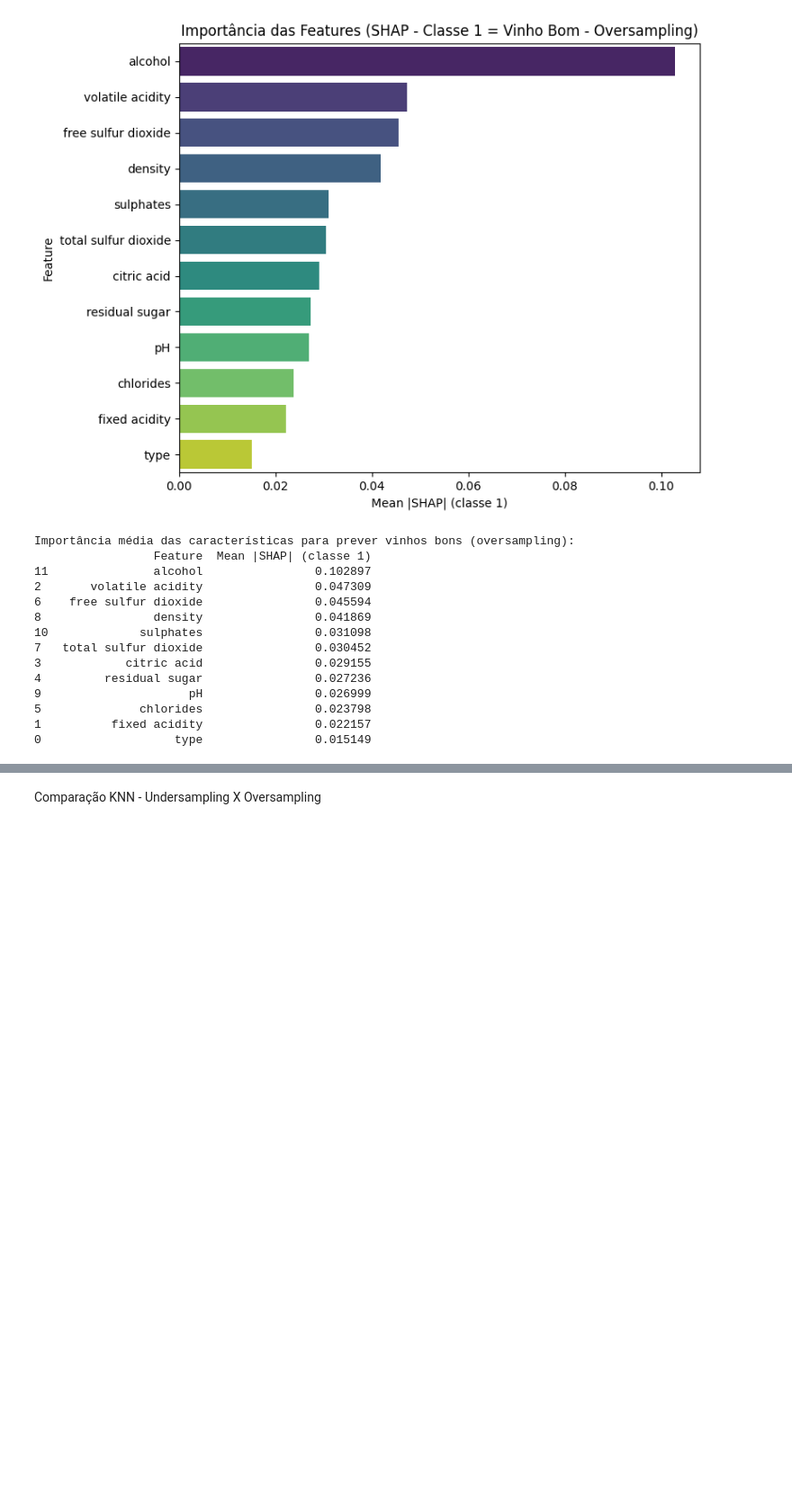
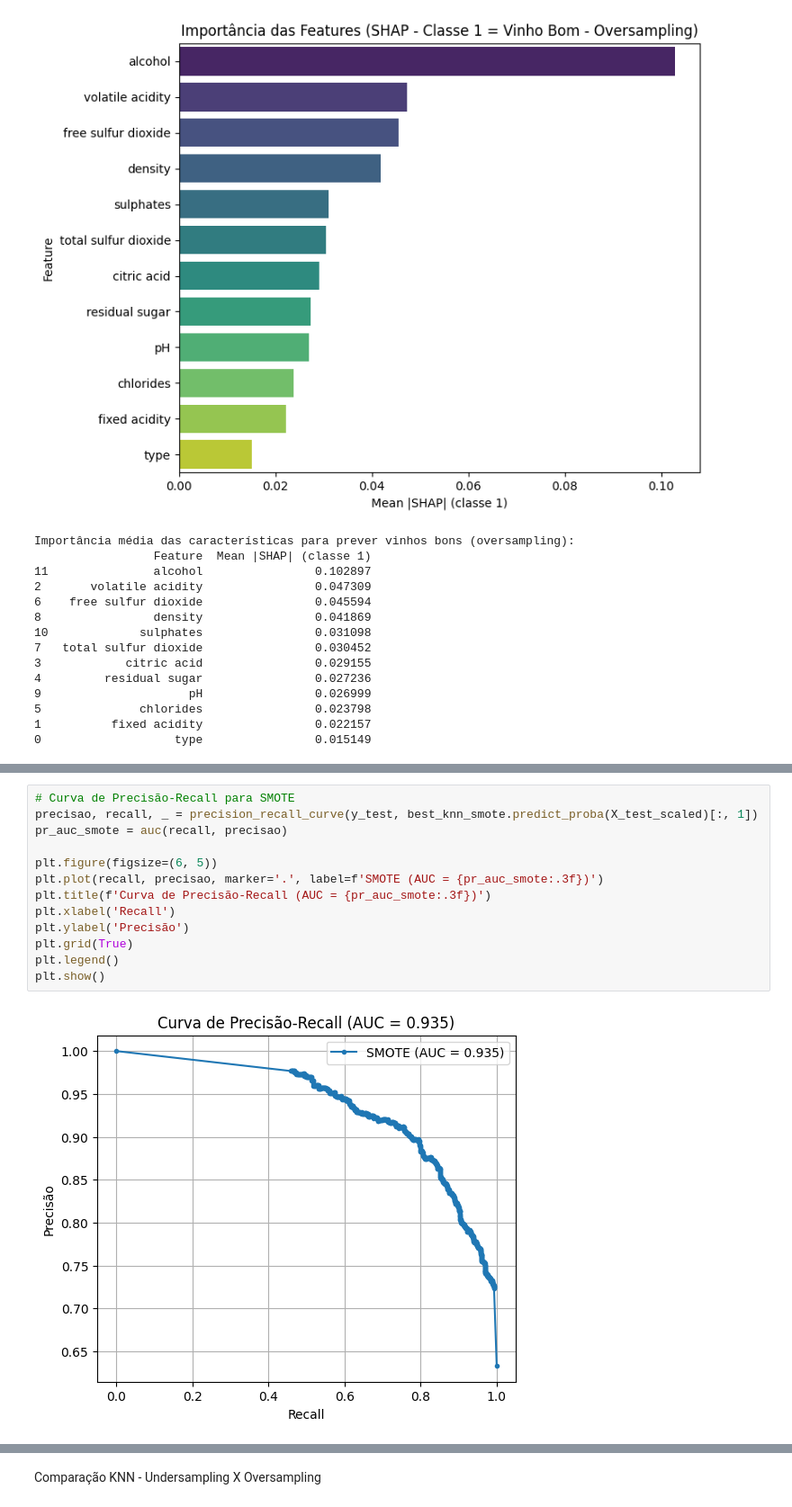
Before and after one commit to BMateusSs/Projeto-PSI3, a Jupyter notebook: knn_wine_quality.ipynb, the cells around one changed output, grey strips where cells are left out. Shown at 90% size. Cells and saved outputs as stored; diff of their text form; blank space fills up the shorter version.

```diff
--- a/knn_wine_quality.ipynb
+++ b/knn_wine_quality.ipynb
@@ -521,0 +635,15 @@ Importância média das características para prever vinhos bons (oversampling):
+# %%
+# Curva de Precisão-Recall para SMOTE
+precisao, recall, _ = precision_recall_curve(y_test, best_knn_smote.predict_proba(X_test_scaled)[:, 1])
+pr_auc_smote = auc(recall, precisao)
+
+plt.figure(figsize=(6, 5))
+plt.plot(recall, precisao, marker='.', label=f'SMOTE (AUC = {pr_auc_smote:.3f})')
+plt.title(f'Curva de Precisão-Recall (AUC = {pr_auc_smote:.3f})')
+plt.xlabel('Recall')
+plt.ylabel('Precisão')
+plt.grid(True)
+plt.legend()
+plt.show()
+# %% [output]
+[figure, added]
```
Also changed, not shown: parts of 9 cells of this notebook.
